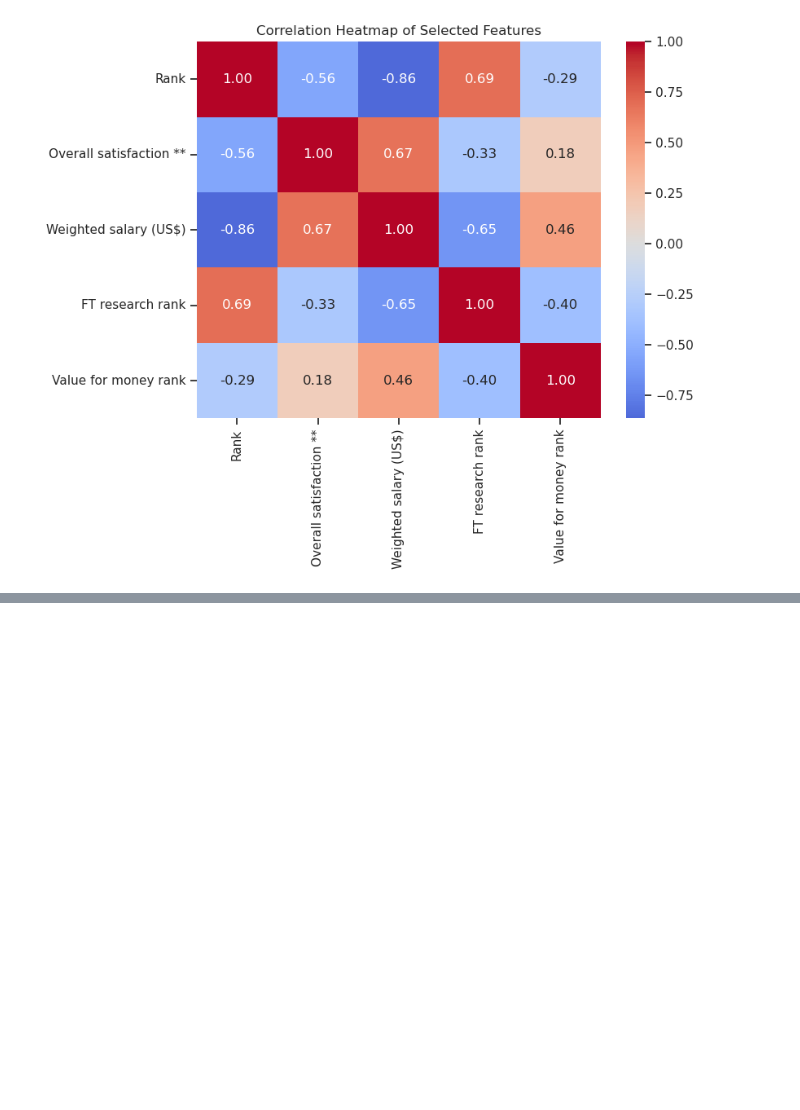
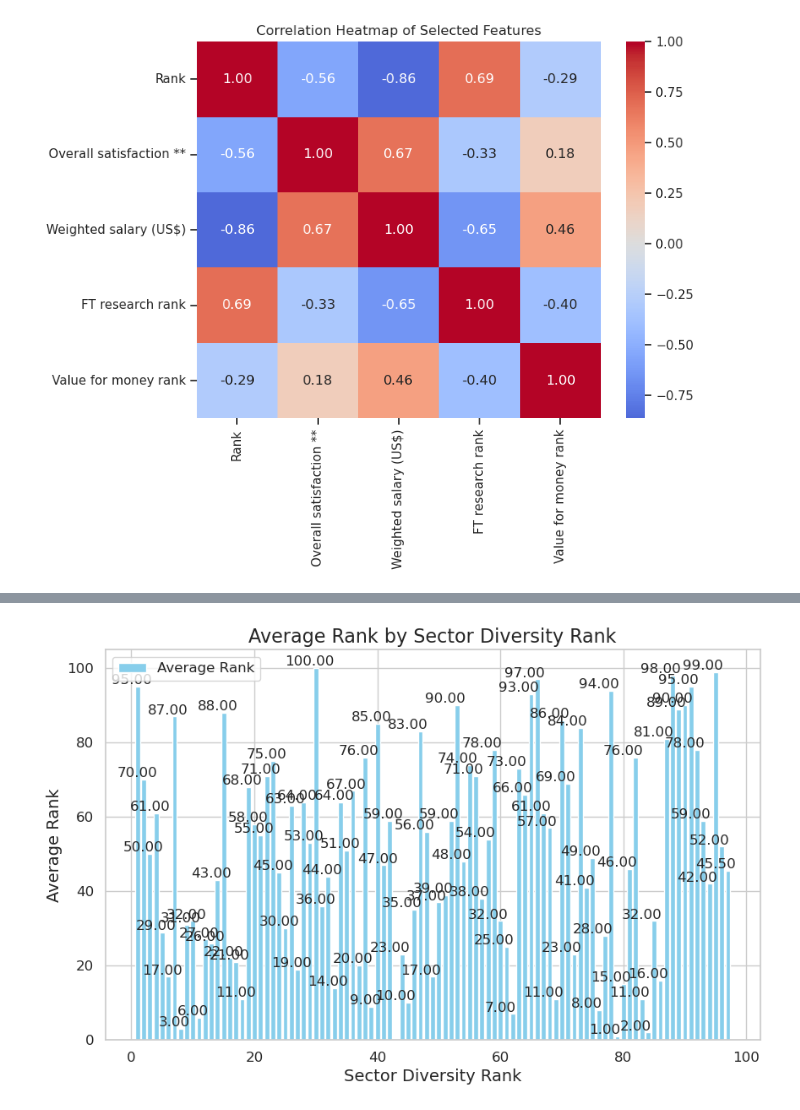
Before and after one commit to raj-rajat/FT-Global-Business-School-Top-100-MBA-Ranking-2023, a Jupyter notebook: ft-global-business-school-top-100-mba-ranking-2023.ipynb, the cells around one changed output, grey strips where cells are left out. Drawn from its saved outputs; the diff is of its cells as text; code cells hidden in the pictures; blank space fills up the shorter version.

```diff
--- a/ft-global-business-school-top-100-mba-ranking-2023.ipynb
+++ b/ft-global-business-school-top-100-mba-ranking-2023.ipynb
@@ -774,0 +827,23 @@ The figure layout has changed to tight
+# %%
+import matplotlib.pyplot as plt
+
+# Calculate average ranks by sector diversity rank
+average_ranks_by_sector_diversity = df.groupby('Sector diversity rank')['Rank'].mean()
+
+# Create a stacked bar chart
+plt.figure(figsize=(10, 6))
+plt.bar(average_ranks_by_sector_diversity.index, average_ranks_by_sector_diversity.values, color='skyblue', label='Average Rank')
+plt.title('Average Rank by Sector Diversity Rank', fontsize=16)
+plt.xlabel('Sector Diversity Rank', fontsize=14)
+plt.ylabel('Average Rank', fontsize=14)
+
+# Add text labels on top of the bars
+for index, value in enumerate(average_ranks_by_sector_diversity.values):
+    plt.text(index, value, f'{value:.2f}', ha='center', va='bottom', fontsize=12)
+
+plt.legend(fontsize=12)
+plt.xticks(fontsize=12)
+plt.yticks(fontsize=12)
+plt.show()
+# %% [output]
+[figure, added]
```
Also changed, not shown: parts of 9 cells of this notebook.
